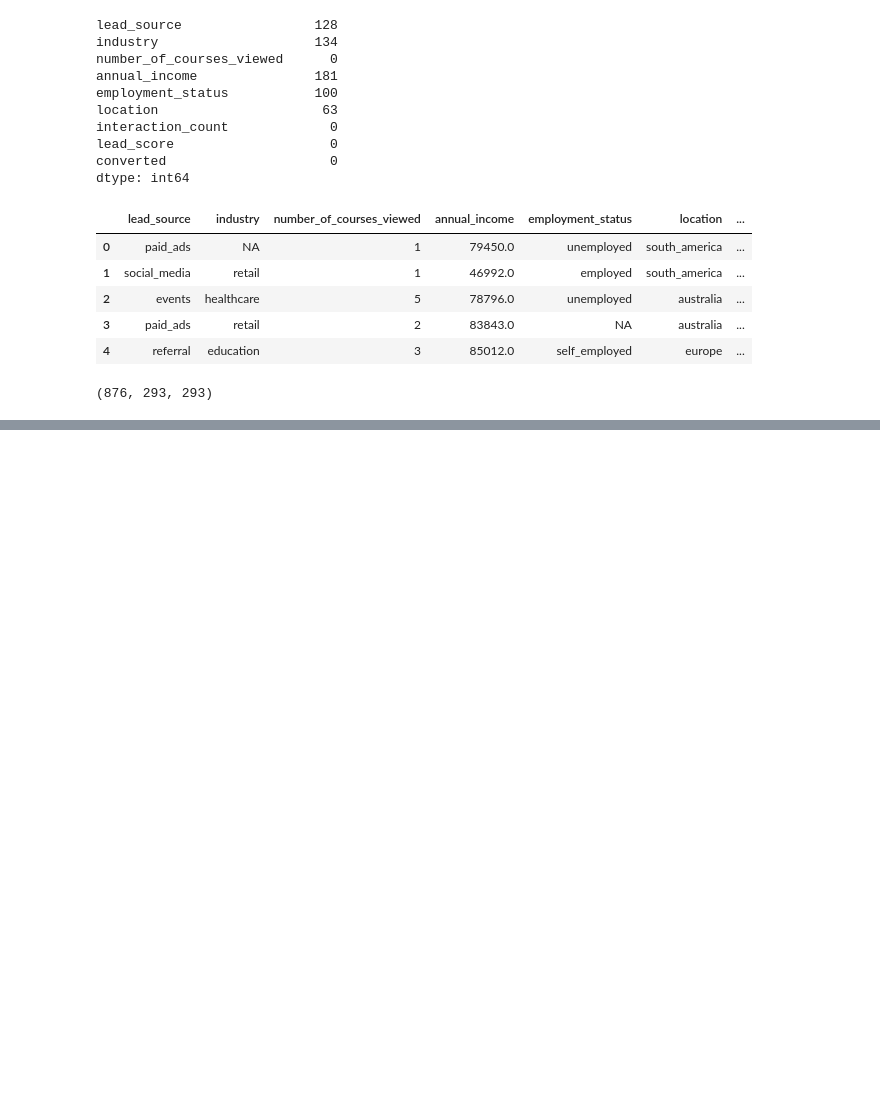
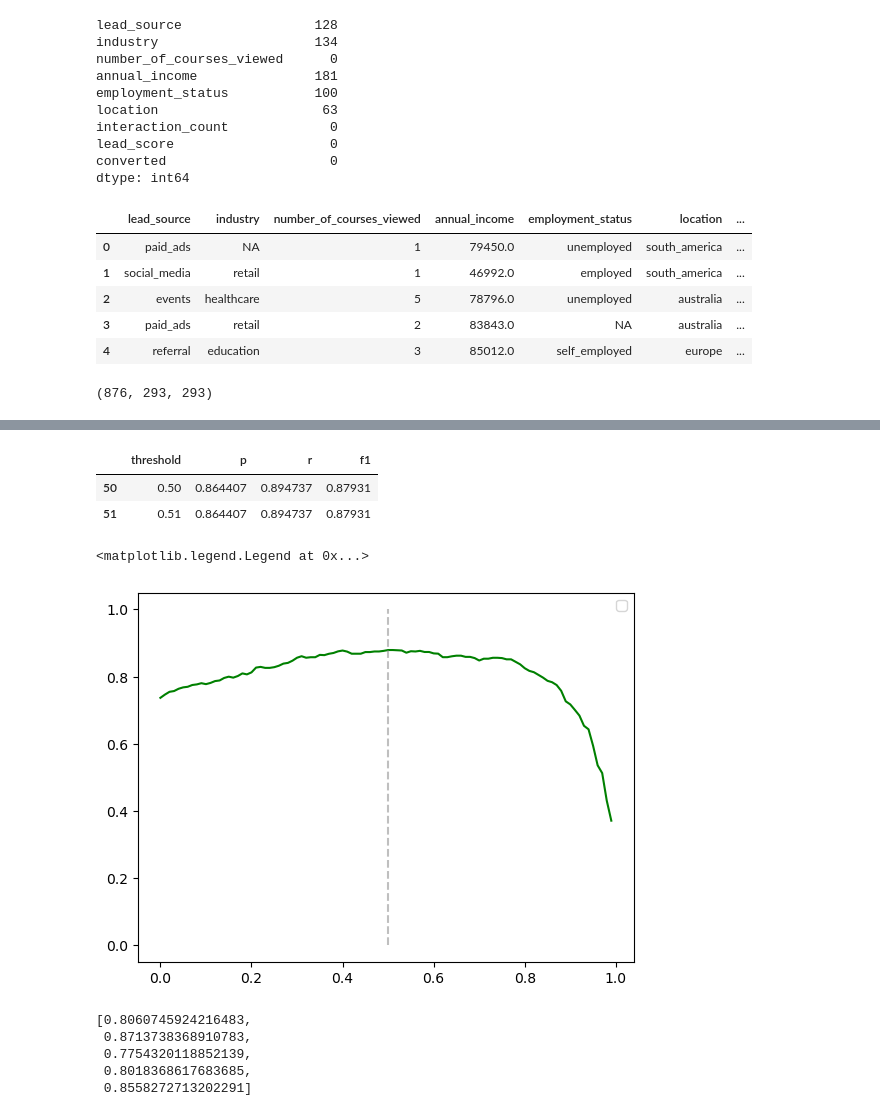
Before and after one commit to tkilper/ml-zoomcamp-homework, a Jupyter notebook: 04-evaluation/homework.ipynb, the cells around one changed output, grey strips where cells are left out. Cells and saved outputs as stored; diff of their text form; code cells hidden in the pictures; blank space fills up the shorter version.

```diff
--- a/04-evaluation/homework.ipynb
+++ b/04-evaluation/homework.ipynb
@@ -68,0 +192,17 @@ len(df_train), len(df_val), len(df_test)
+# %%
+vals['f1'] = 2 * (vals.p * vals.r) / (vals.p + vals.r)
+# %%
+vals.loc[vals['f1'] == max(vals['f1'])]
+# %% [output]
+|  | threshold | p | r | f1 |
+| 50 | 0.50 | 0.864407 | 0.894737 | 0.87931 |
+| 51 | 0.51 | 0.864407 | 0.894737 | 0.87931 |
+# %%
+plt.plot(vals.threshold.values, vals.f1.values, color='green')
+
+plt.vlines(0.5, 0, 1, color='grey', linestyle='--', alpha=0.5)
+
+plt.legend()
+# %% [output]
+<matplotlib.legend.Legend at 0x...>
+[figure, added]
@@ -68,0 +250,8 @@ len(df_train), len(df_val), len(df_test)
+# %%
+scores
+# %% [output]
+[0.8060745924216483,
+ 0.8713738368910783,
+ 0.7754320118852139,
+ 0.8018368617683685,
+ 0.8558272713202291]
```
Also changed, not shown: parts of 22 cells of this notebook, 3 other files.
